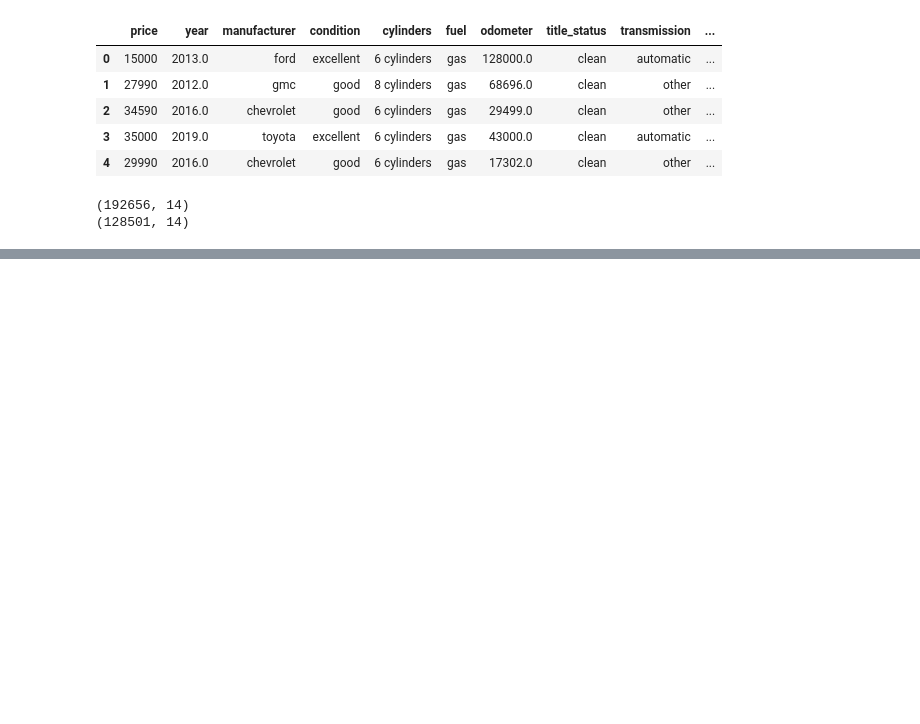
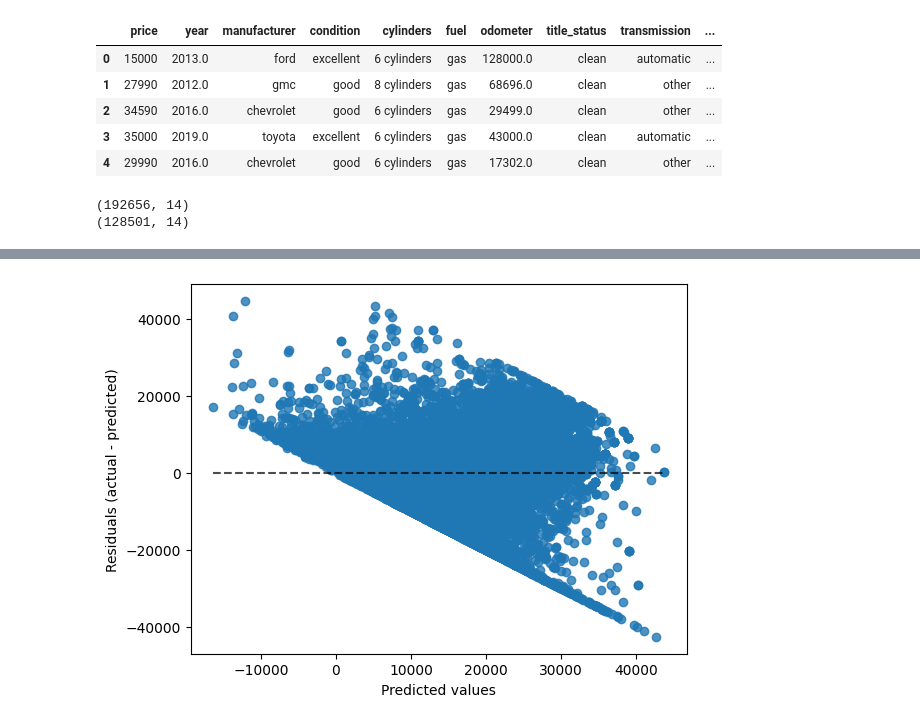
Before and after one commit to wetherc/data-3000, a Jupyter notebook: labs/03_linear-models.ipynb, the cells around one changed output, grey strips where cells are left out. Saved outputs shown, nothing was run; the diff lists cells and outputs as text; code cells hidden in the pictures; blank space fills up the shorter version.

```diff
--- a/labs/03_linear-models.ipynb
+++ b/labs/03_linear-models.ipynb
@@ -326,0 +327,6 @@ OneHotEncoder(handle_unknown='ignore')
+# %%
+encoded_data = encoded_data.drop([
+    'condition', 'cylinders', 'fuel',
+    'title_status', 'transmission', 'drive',
+    'posting_date', 'type', 'listing_date'
+], axis=1)
@@ -326,0 +351,4 @@ OneHotEncoder(handle_unknown='ignore')
+# %%
+encoded_data = encoded_data.loc[
+    (encoded_data["price"] <= 50000) &
+    (encoded_data["odometer"] <= 250000), :]
@@ -326,0 +359,5 @@ OneHotEncoder(handle_unknown='ignore')
+# %%
+from sklearn.model_selection import train_test_split
+
+train_df, test_df = train_test_split(encoded_data, test_size=0.2)
+train_df.head()
@@ -326,0 +372,7 @@ OneHotEncoder(handle_unknown='ignore')
+# %%
+from sklearn.linear_model import LinearRegression
+
+lin_mod = LinearRegression().fit(
+    train_df.loc[:, train_df.columns!='price'],
+    train_df['price']
+)
@@ -326,0 +399,13 @@ OneHotEncoder(handle_unknown='ignore')
+# %%
+import matplotlib.pyplot as plt
+from sklearn.metrics import PredictionErrorDisplay
+
+y_pred = lin_mod.predict(test_df.loc[:, test_df.columns!='price'])
+display = PredictionErrorDisplay(
+    y_true=test_df['price'],
+    y_pred=y_pred
+)
+display.plot()
+plt.show()
+# %% [output]
+[figure, added]
```
Also changed, not shown: parts of 18 cells of this notebook.
